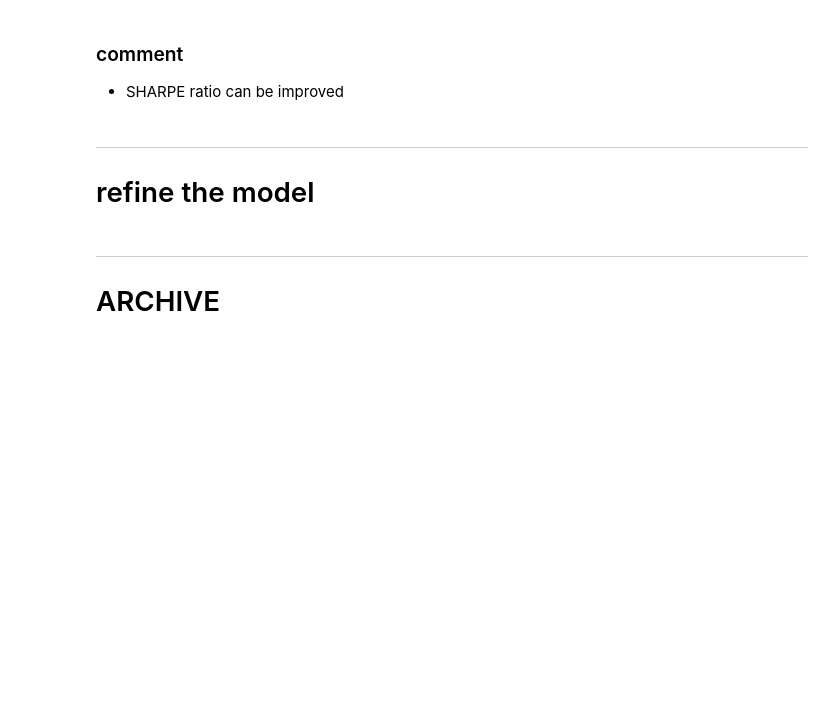
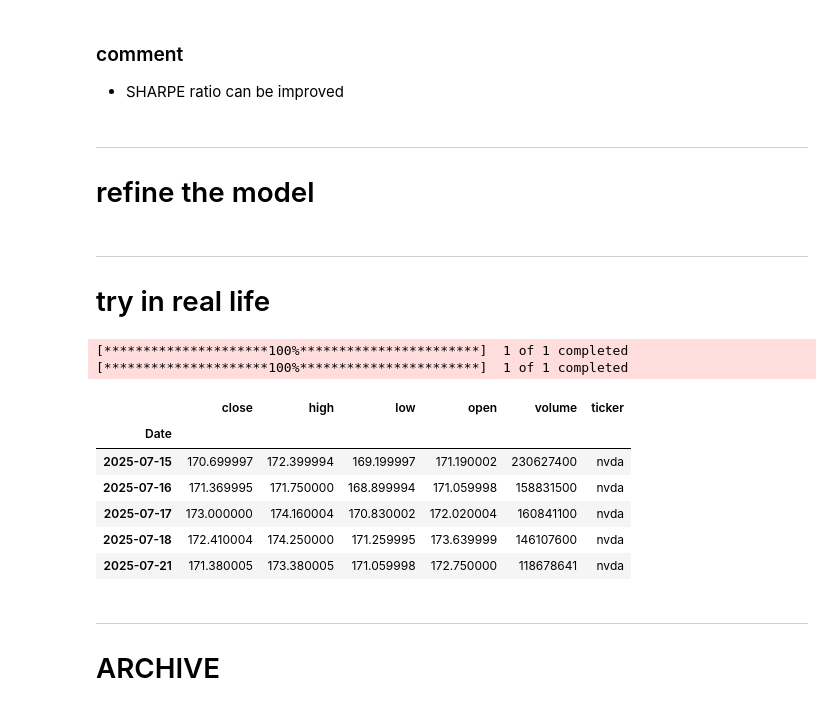
Before and after one commit to Stevey8/moneymoney, a Jupyter notebook: bb-rsi-nvda.ipynb, the cells around one changed output. Saved outputs shown, nothing was run; the diff lists cells and outputs as text; code cells hidden in the pictures; blank space fills up the shorter version.

```diff
--- a/bb-rsi.ipynb
+++ b/bb-rsi-nvda.ipynb
@@ -50,6 +52,35 @@ class FeatureDropper(BaseEstimator, TransformerMixin):
 
     def transform(self, X):
         return X.drop(columns=self.drop_cols)
+
+def get_data(ticker, start_date='1999-01-01', end_date=None, save_csv=False):
+    os.makedirs("data", exist_ok=True)
+    filename = f"data/{ticker.lower()}.csv"
+    # if os.path.exists(filename):
+    #     print(f"Data for {i} already exists, skipping download.")
+    #     continue
+
+    data = yf.download(ticker.upper(), start=start_date, end=end_date, auto_adjust=True)
+
+    # Handle empty or failed download
+    if data.empty:
+        print(f"No data found for {ticker}")
+        return pd.DataFrame()
+
+    # Flatten column headers if it's a MultiIndex (e.g., from group_by='ticker')
+    if isinstance(data.columns, pd.MultiIndex):
+        data.columns = data.columns.get_level_values(0)
+
+    data['Ticker'] = ticker.lower()
+    data.index = pd.to_datetime(data.index)
+    data.columns = [col.lower() for col in data.columns]
+
+
+    if save_csv:
+        data.to_csv(filename, index=False)
+        print(f"Saved data for {ticker} to {filename}")
+
+    return data
 # %%
 spy = pd.read_csv('data/spy.csv', index_col='date', parse_dates=True)
 nvda = pd.read_csv('data/nvda.csv', index_col='date', parse_dates=True)
@@ -474,6 +505,27 @@ win rate: 68.63%
 # %% [markdown]
 ---
 # refine the model
+# %% [markdown]
+---
+# try in real life
+# %%
+nvda_today = get_data('nvda')
+spy_today = get_data('spy')
+df_today = create_target_long(nvda_today, threshold=0.02, lookahead=5)
+df = feature_engineering_2(feature_engineering(df))
+X = df.drop(columns=['target_long','ticker'])
+y = df['target_long']
+X_train, X_test, y_train, y_test = train_test_split(X, y, test_size=0.2, random_state=42, shuffle=False
+# %% [output]
+[*********************100%***********************]  1 of 1 completed
+[*********************100%***********************]  1 of 1 completed
+|  | close | high | low | open | volume | ticker |
+| Date |  |  |  |  |  |  |
+| 2025-07-15 | 170.699997 | 172.399994 | 169.199997 | 171.190002 | 230627400 | nvda |
+| 2025-07-16 | 171.369995 | 171.750000 | 168.899994 | 171.059998 | 158831500 | nvda |
+| 2025-07-17 | 173.000000 | 174.160004 | 170.830002 | 172.020004 | 160841100 | nvda |
+| 2025-07-18 | 172.410004 | 174.250000 | 171.259995 | 173.639999 | 146107600 | nvda |
+| 2025-07-21 | 171.380005 | 173.380005 | 171.059998 | 172.750000 | 118678641 | nvda |
 # %% [markdown]
 ---
 # ARCHIVE
```
Also changed, not shown: parts of 1 cell of this notebook, 2 other files.
